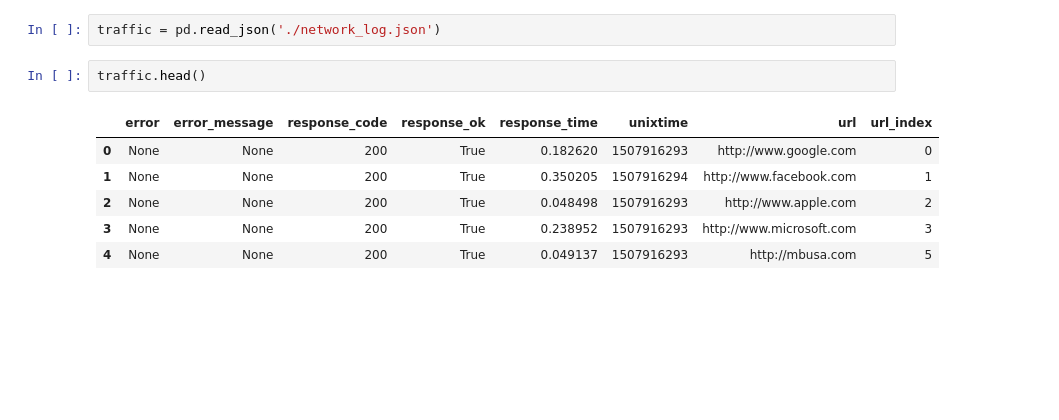
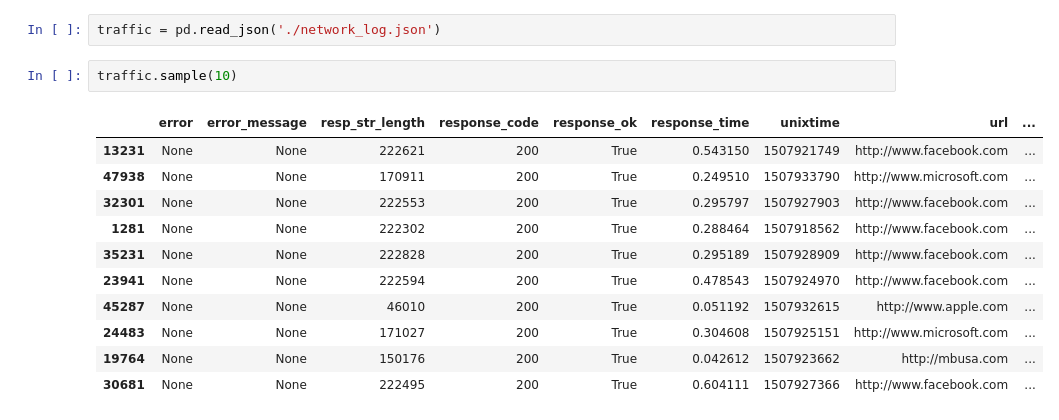
Before and after one commit to Jollyhrothgar/network_monitor, a Jupyter notebook: NetworkTraffic.ipynb, the cells around one changed output. Saved outputs shown, nothing was run; the diff lists cells and outputs as text; blank space fills up the shorter version.

```diff
--- a/NetworkTraffic.ipynb
+++ b/NetworkTraffic.ipynb
@@ -6,12 +6,17 @@ import numpy as np
 import seaborn as sns
 # %%
 traffic = pd.read_json('./network_log.json')
-# %%
-traffic.head()
-# %% [output]
-|  | error | error_message | response_code | response_ok | response_time | unixtime | url | url_index |
-| 0 | None | None | 200 | True | 0.182620 | 1507916293 | http://www.google.com | 0 |
-| 1 | None | None | 200 | True | 0.350205 | 1507916294 | http://www.facebook.com | 1 |
-| 2 | None | None | 200 | True | 0.048498 | 1507916293 | http://www.apple.com | 2 |
-| 3 | None | None | 200 | True | 0.238952 | 1507916293 | http://www.microsoft.com | 3 |
-| 4 | None | None | 200 | True | 0.049137 | 1507916293 | http://mbusa.com | 5 |
+# %%
+traffic.sample(10)
+# %% [output]
+|  | error | error_message | resp_str_length | response_code | response_ok | response_time | unixtime | url | ... |
+| 13231 | None | None | 222621 | 200 | True | 0.543150 | 1507921749 | http://www.facebook.com | ... |
+| 47938 | None | None | 170911 | 200 | True | 0.249510 | 1507933790 | http://www.microsoft.com | ... |
+| 32301 | None | None | 222553 | 200 | True | 0.295797 | 1507927903 | http://www.facebook.com | ... |
+| 1281 | None | None | 222302 | 200 | True | 0.288464 | 1507918562 | http://www.facebook.com | ... |
+| 35231 | None | None | 222828 | 200 | True | 0.295189 | 1507928909 | http://www.facebook.com | ... |
+| 23941 | None | None | 222594 | 200 | True | 0.478543 | 1507924970 | http://www.facebook.com | ... |
+| 45287 | None | None | 46010 | 200 | True | 0.051192 | 1507932615 | http://www.apple.com | ... |
+| 24483 | None | None | 171027 | 200 | True | 0.304608 | 1507925151 | http://www.microsoft.com | ... |
+| 19764 | None | None | 150176 | 200 | True | 0.042612 | 1507923662 | http://mbusa.com | ... |
+| 30681 | None | None | 222495 | 200 | True | 0.604111 | 1507927366 | http://www.facebook.com | ... |
```
Also changed, not shown: parts of 5 cells of this notebook, 1 other file.
